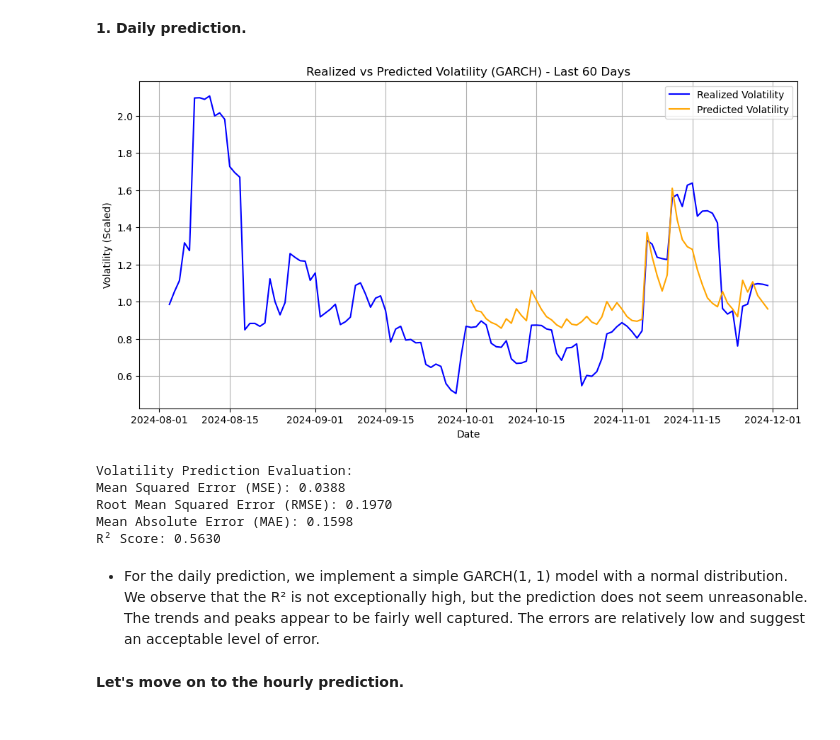
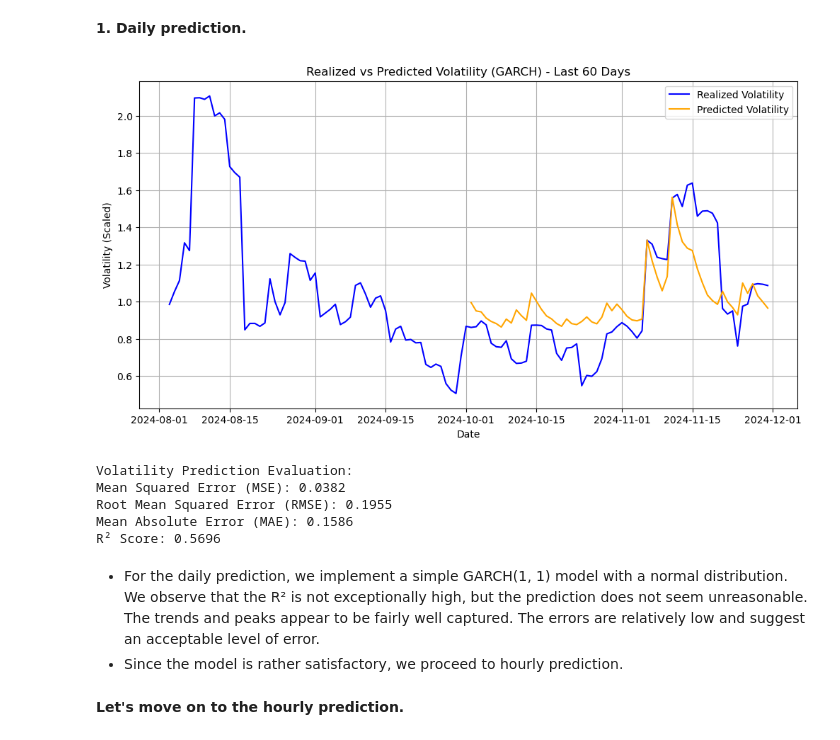
Before and after one commit to willyafalin/cryptocurrency_prediction, a Jupyter notebook: main_project.ipynb, the cells around one changed output. Cells and saved outputs as stored; diff of their text form; code cells hidden in the pictures.

```diff
--- a/main_project.ipynb
+++ b/main_project.ipynb
@@ -897,21 +856,33 @@ The GARCH (Generalized Autoregressive Conditional Heteroskedasticity) model is w
 # %% [markdown]
 **1. Daily prediction.**
 # %%
-# Load the data.
-data_d = pd.read_csv('BTCUSDT_daily_2023.csv')  # Replace with your file.
+# Load the data
+
+# We get back to daily, non scaled data = final_data
+
+# Extraction parameters
+symbol = 'BTCUSDT'
+interval = Client.KLINE_INTERVAL_1DAY # daily interval
+start_date = '2023-01-01'
+end_date = '2024-12-01'
+
+# Extract data from the API
+data_d = fetch_binance_data_full(symbol, interval, start_date, end_date)
+
 data_d['timestamp'] = pd.to_datetime(data_d['timestamp'])
 data_d.set_index('timestamp', inplace=True)
 
-perform_garch_analysis(data_d,1,1)
+perform_garch_analysis(final_data,1,1)
 # %% [output]
-[figure, old version]
+[figure, new version]
 Volatility Prediction Evaluation:
-Mean Squared Error (MSE): 0.0388
-Root Mean Squared Error (RMSE): 0.1970
-Mean Absolute Error (MAE): 0.1598
-R² Score: 0.5630
+Mean Squared Error (MSE): 0.0382
+Root Mean Squared Error (RMSE): 0.1955
+Mean Absolute Error (MAE): 0.1586
+R² Score: 0.5696
 # %% [markdown]
 - For the daily prediction, we implement a simple GARCH(1, 1) model with a normal distribution. We observe that the R² is not exceptionally high, but the prediction does not seem unreasonable. The trends and peaks appear to be fairly well captured. The errors are relatively low and suggest an acceptable level of error.
+- Since the model is rather satisfactory, we proceed to hourly prediction.
 # %% [markdown]
 **Let's move on to the hourly prediction.**
 # %%
```
Also changed, not shown: parts of 29 cells of this notebook.
